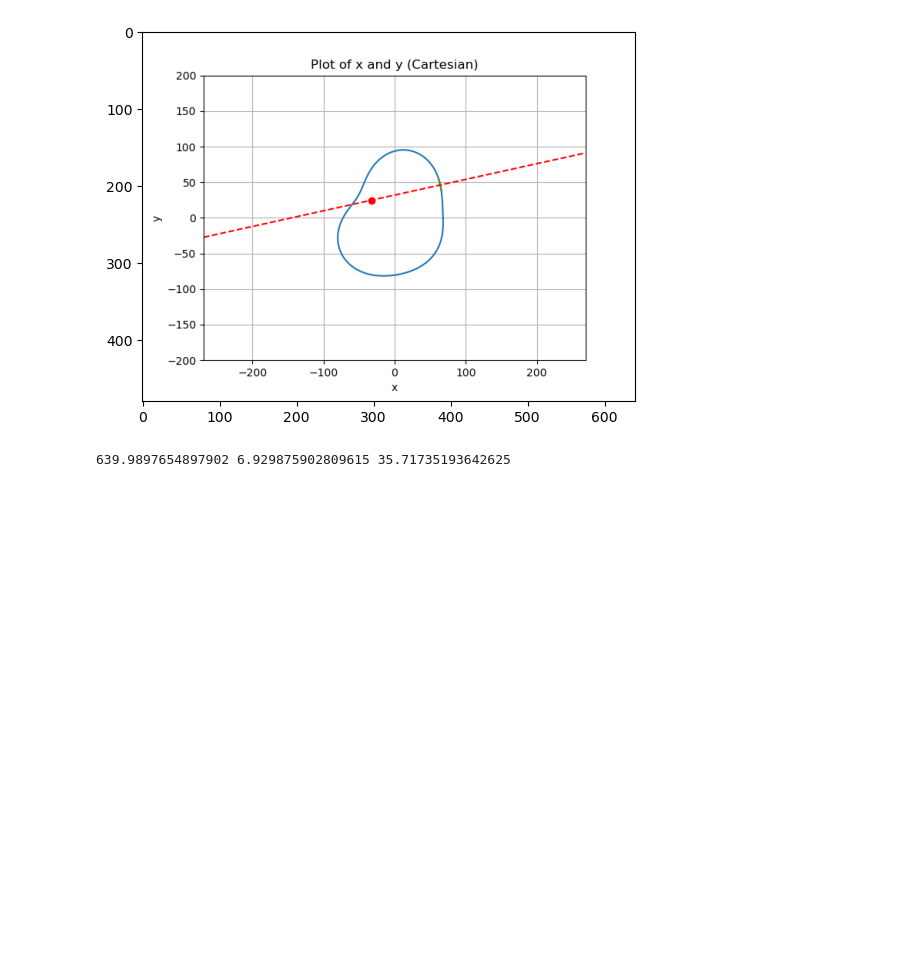
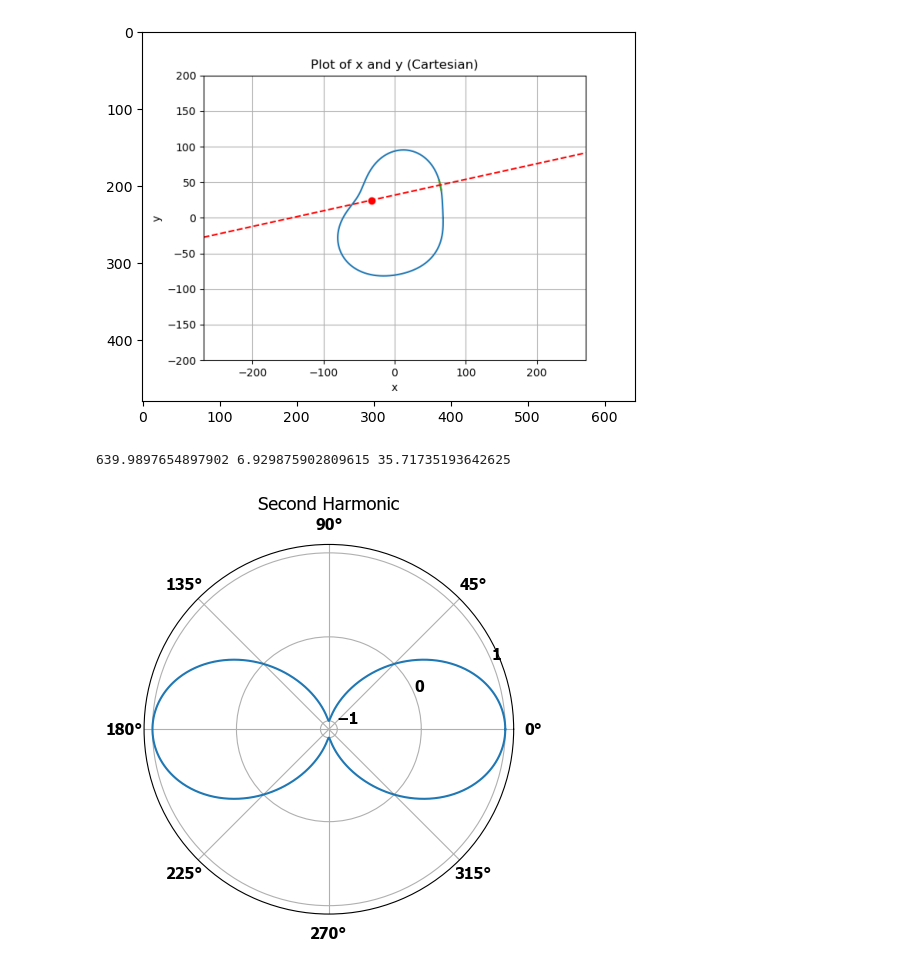
Before and after one commit to feltner515/ParticlePy, a Jupyter notebook: FFT.ipynb, the cells around one changed output. Cells and saved outputs as stored; diff of their text form; code cells hidden in the pictures; blank space fills up the shorter version.

```diff
--- a/FFT.ipynb
+++ b/FFT.ipynb
@@ -918,3 +926,26 @@ def roc_dist_plot(x, recomb, width):
 # plt.xlim(15, 120)
 # plt.xlabel('Radius of Curvature')
 # plt.ylabel('Frequency')
+# %%
+import numpy as np
+import matplotlib.pyplot as plt
+
+# Generate data for the second harmonic
+theta = np.linspace(0, 2*np.pi, 1000)
+amplitude = np.cos(2*theta)  # Second harmonic with frequency 2
+
+# Create a polar plot
+fig, ax = plt.subplots(subplot_kw={'projection': 'polar'})
+
+# Plot the second harmonic
+ax.plot(theta, amplitude, label='Second Harmonic')
+
+# Set the plot title and legend
+ax.set_title('Second Harmonic')
+ax.set_yticks([-1,0,1])
+# ax.legend()
+
+# Show the polar plot
+plt.show()
+# %% [output]
+[figure, added]
```
Also changed, not shown: parts of 1 cell of this notebook, 10 other files.
